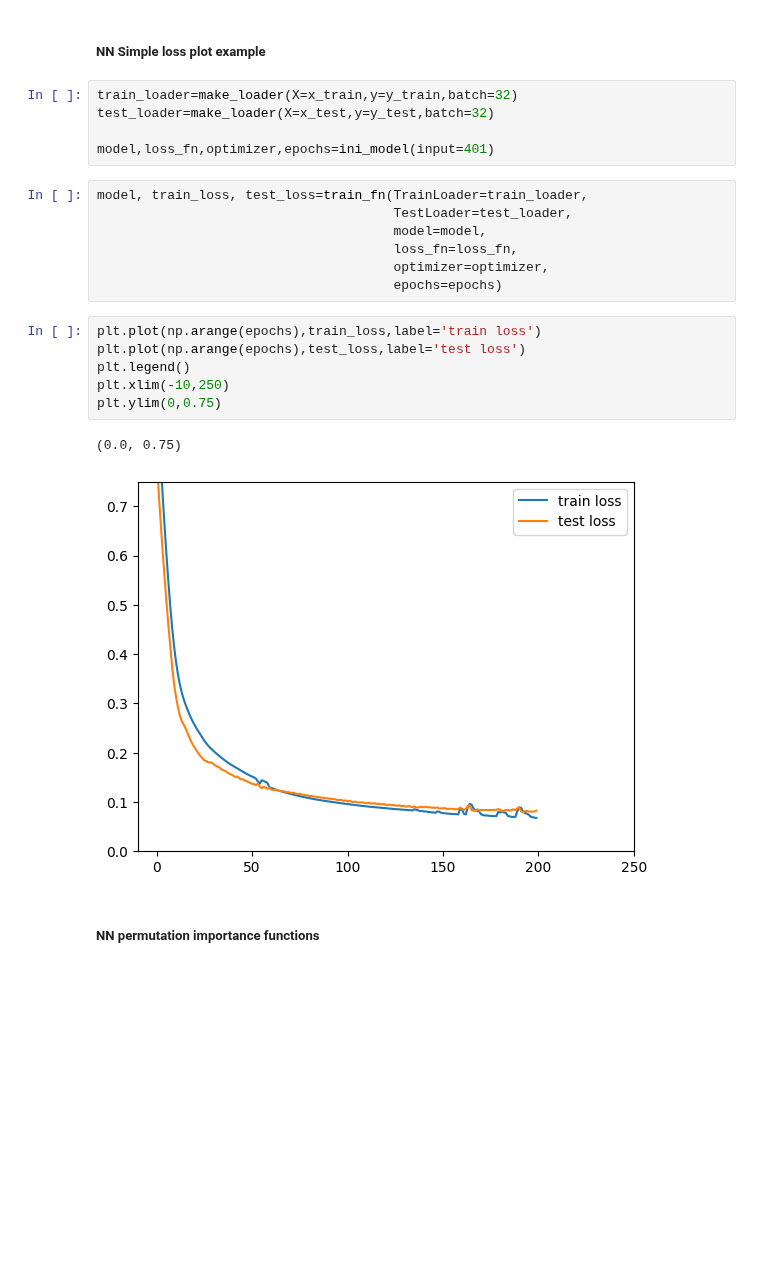
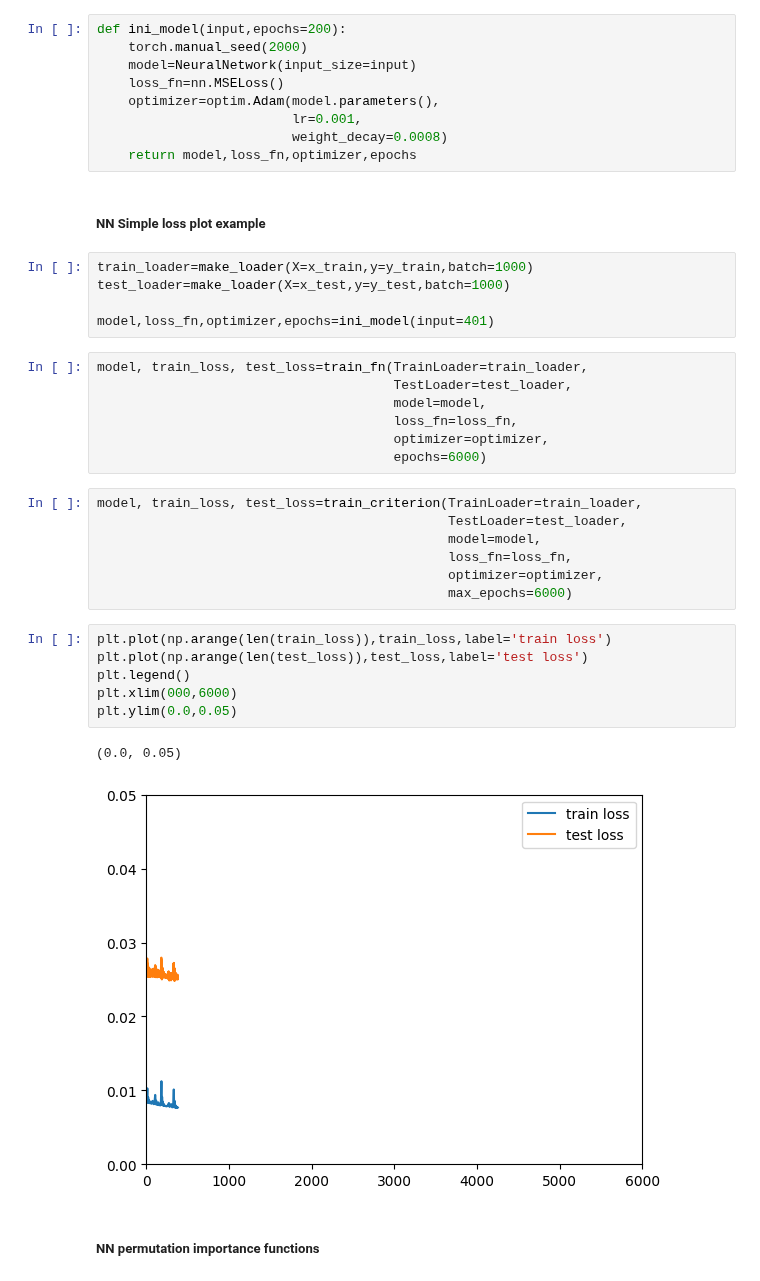
Before and after one commit to Lucas-ZR/datahow-thesis-feup, a Jupyter notebook: torch_perm_imp_reg.ipynb, the cells around one changed output. Drawn from its saved outputs; the diff is of its cells as text; blank space fills up the shorter version.

```diff
--- a/torch_perm_imp_reg.ipynb
+++ b/torch_perm_imp_reg.ipynb
@@ -183,8 +247,17 @@ def train_one_epoch(TrainLoader, model, loss_fn, optimizer):
+# %%
+def ini_model(input,epochs=200):
+    torch.manual_seed(2000)
+    model=NeuralNetwork(input_size=input)
+    loss_fn=nn.MSELoss()
+    optimizer=optim.Adam(model.parameters(),
+                         lr=0.001,
+                         weight_decay=0.0008)
+    return model,loss_fn,optimizer,epochs
 # %% [markdown]
 ##### NN Simple loss plot example
 # %%
-train_loader=make_loader(X=x_train,y=y_train,batch=32)
-test_loader=make_loader(X=x_test,y=y_test,batch=32)
+train_loader=make_loader(X=x_train,y=y_train,batch=1000)
+test_loader=make_loader(X=x_test,y=y_test,batch=1000)
 
 model,loss_fn,optimizer,epochs=ini_model(input=401)
 # %%
@@ -193,16 +266,23 @@ model, train_loss, test_loss=train_fn(TrainLoader=train_loader,
                                       model=model,
                                       loss_fn=loss_fn,
                                       optimizer=optimizer,
-                                      epochs=epochs)
+                                      epochs=6000)
+# %%
+model, train_loss, test_loss=train_criterion(TrainLoader=train_loader,
+                                             TestLoader=test_loader,
+                                             model=model,
+                                             loss_fn=loss_fn,
+                                             optimizer=optimizer,
+                                             max_epochs=6000)
 # %%
-plt.plot(np.arange(epochs),train_loss,label='train loss')
-plt.plot(np.arange(epochs),test_loss,label='test loss')
+plt.plot(np.arange(len(train_loss)),train_loss,label='train loss')
+plt.plot(np.arange(len(test_loss)),test_loss,label='test loss')
 plt.legend()
-plt.xlim(-10,250)
-plt.ylim(0,0.75)
+plt.xlim(000,6000)
+plt.ylim(0.0,0.05)
 # %% [output]
-(0.0, 0.75)
+(0.0, 0.05)
-[figure, old version]
+[figure, new version]
 # %% [markdown]
 ##### NN permutation importance functions
 # %%
```
Also changed, not shown: parts of 6 cells of this notebook.
